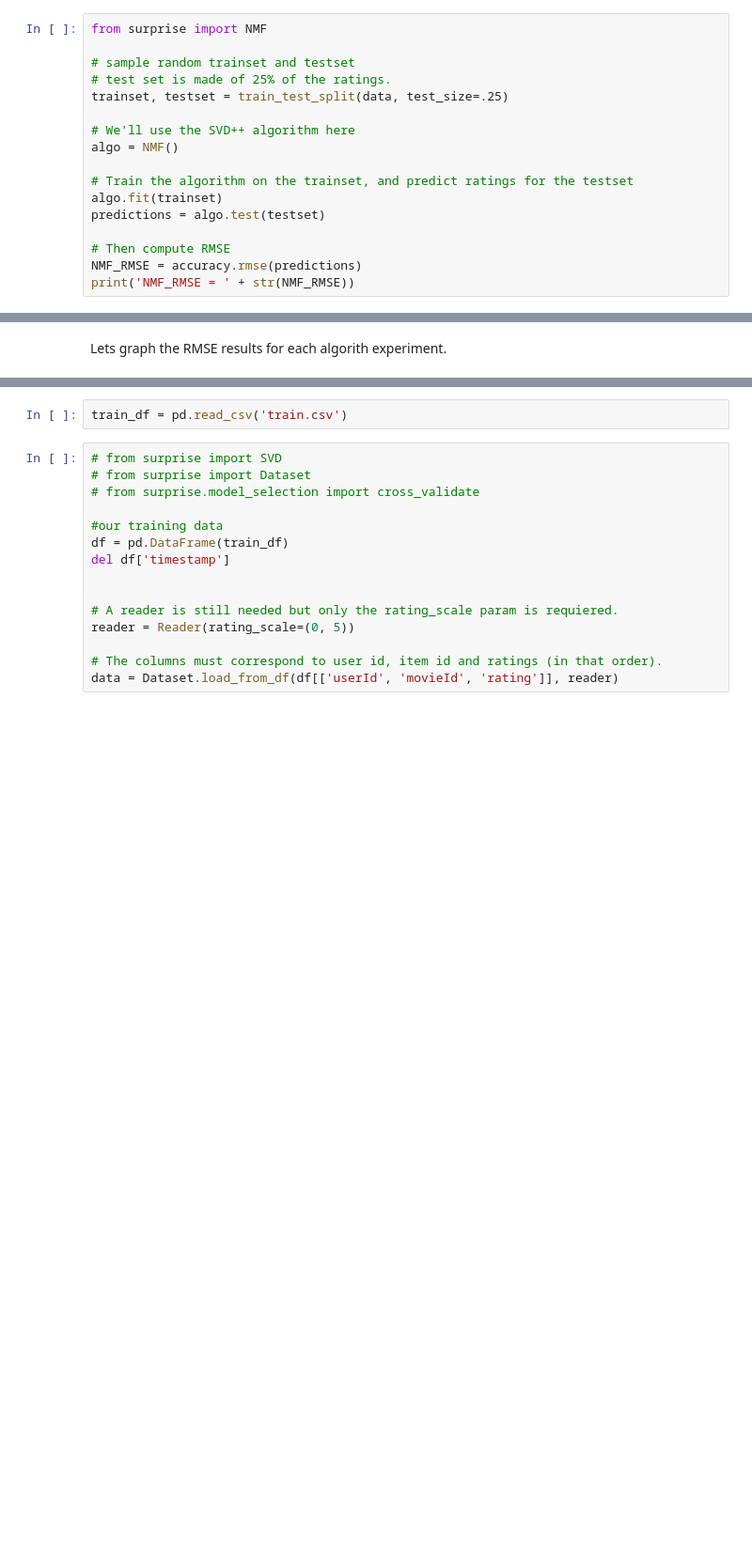
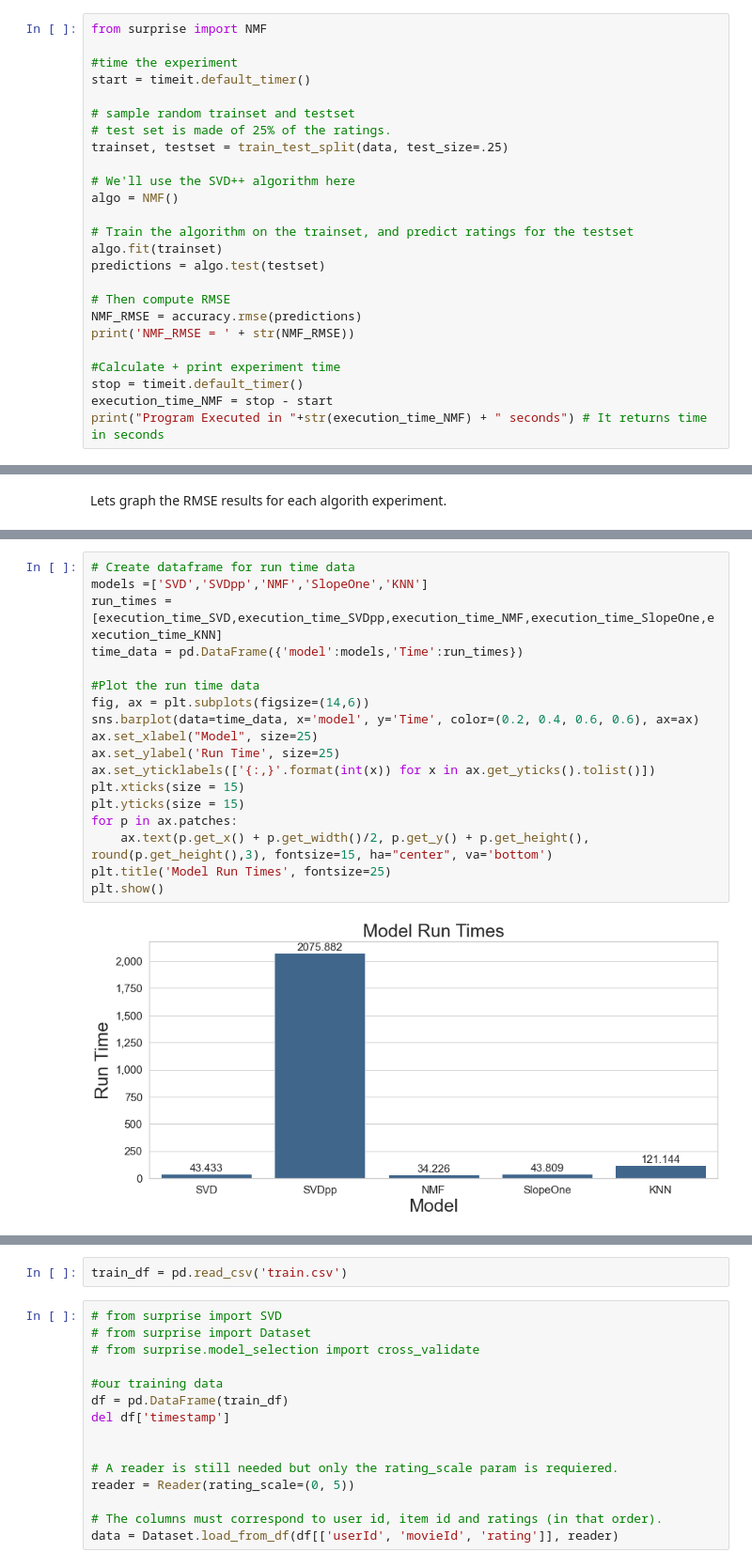
Before and after one commit to drikus-d/unsupervised-predict-streamlit-template, a Jupyter notebook: Drikus_Notebook_v2.ipynb, the cells around one changed output, grey strips where cells are left out. Shown at 94% size. Saved outputs shown, nothing was run; the diff lists cells and outputs as text; blank space fills up the shorter version.

```diff
--- a/Drikus_Notebook_v2.ipynb
+++ b/Drikus_Notebook_v2.ipynb
@@ -803,6 +822,9 @@ SVDpp_RMSE = 0.9221447757478419
 Non-negative matrix factorization, also non-negative matrix approximation is a group of algorithms in multivariate analysis and linear algebra where a matrix V is factorized into two matrices W and H, with the property that all three matrices have no negative elements.
 # %%
 from surprise import NMF
+
+#time the experiment
+start = timeit.default_timer()
 
 # sample random trainset and testset
 # test set is made of 25% of the ratings.
@@ -818,4 +840,9 @@ predictions = algo.test(testset)
 # Then compute RMSE
 NMF_RMSE = accuracy.rmse(predictions)
 print('NMF_RMSE = ' + str(NMF_RMSE))
+
+#Calculate + print experiment time
+stop = timeit.default_timer()
+execution_time_NMF = stop - start
+print("Program Executed in "+str(execution_time_NMF) + " seconds") # It returns time in seconds
 # %% [output]
@@ -894,0 +942,20 @@ The SVDpp gives us the lowest RSME. We'll use that algorithm on our own data.
+# %%
+# Create dataframe for run time data
+models =['SVD','SVDpp','NMF','SlopeOne','KNN']
+run_times =[execution_time_SVD,execution_time_SVDpp,execution_time_NMF,execution_time_SlopeOne,execution_time_KNN]
+time_data = pd.DataFrame({'model':models,'Time':run_times})
+
+#Plot the run time data
+fig, ax = plt.subplots(figsize=(14,6))
+sns.barplot(data=time_data, x='model', y='Time', color=(0.2, 0.4, 0.6, 0.6), ax=ax)
+ax.set_xlabel("Model", size=25)
+ax.set_ylabel('Run Time', size=25)
+ax.set_yticklabels(['{:,}'.format(int(x)) for x in ax.get_yticks().tolist()])
+plt.xticks(size = 15)
+plt.yticks(size = 15)
+for p in ax.patches:
+    ax.text(p.get_x() + p.get_width()/2, p.get_y() + p.get_height(), round(p.get_height(),3), fontsize=15, ha="center", va='bottom')
+plt.title('Model Run Times', fontsize=25)
+plt.show()
+# %% [output]
+[figure, added]
```
Also changed, not shown: parts of 18 cells of this notebook, 1 other file.
